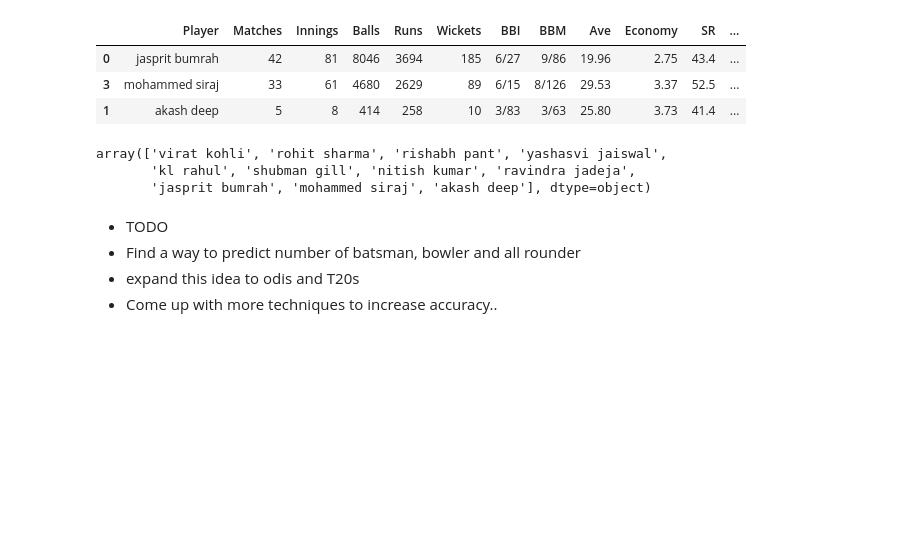
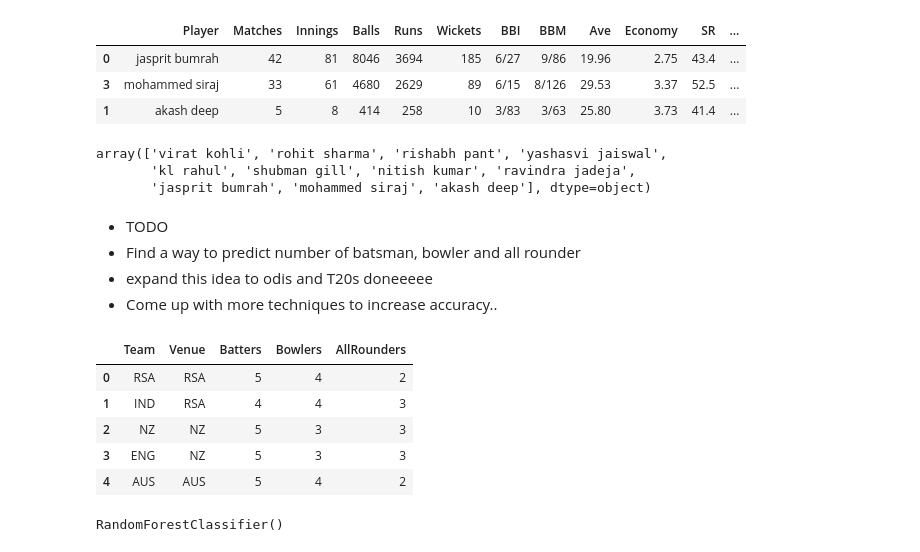
Before and after one commit to vansh-9878/CricketTeamPredictor, a Jupyter notebook: cricket.ipynb, the cells around one changed output. Saved outputs shown, nothing was run; the diff lists cells and outputs as text; code cells hidden in the pictures; blank space fills up the shorter version.

Commit message:
model added..

```diff
--- a/cricket.ipynb
+++ b/cricket.ipynb
@@ -225,5 +225,18 @@ array(['virat kohli', 'rohit sharma', 'rishabh pant', 'yashasvi jaiswal',
 # %% [markdown]
 * TODO
 * Find a way to predict number of batsman, bowler and all rounder
-* expand this idea to odis and T20s
+* expand this idea to odis and T20s doneeeee
 * Come up with more techniques to increase accuracy..
+# %%
+import pandas as pd
+from sklearn.model_selection import train_test_split
+from sklearn.ensemble import RandomForestClassifier
+df=pd.read_csv('teamData.csv')
+df.head()
+# %% [output]
+|  | Team | Venue | Batters | Bowlers | AllRounders |
+| 0 | RSA | RSA | 5 | 4 | 2 |
+| 1 | IND | RSA | 4 | 4 | 3 |
+| 2 | NZ | NZ | 5 | 3 | 3 |
+| 3 | ENG | NZ | 5 | 3 | 3 |
+| 4 | AUS | AUS | 5 | 4 | 2 |
@@ -229,0 +248,6 @@ array(['virat kohli', 'rohit sharma', 'rishabh pant', 'yashasvi jaiswal',
+# %%
+X_train,X_test,y_train,y_test=train_test_split(X,y,test_size=0.1,shuffle=True)
+model=RandomForestClassifier()
+model.fit(X_train,y_train)
+# %% [output]
+RandomForestClassifier()
```
Also changed, not shown: parts of 3 cells of this notebook, 4 other files.
